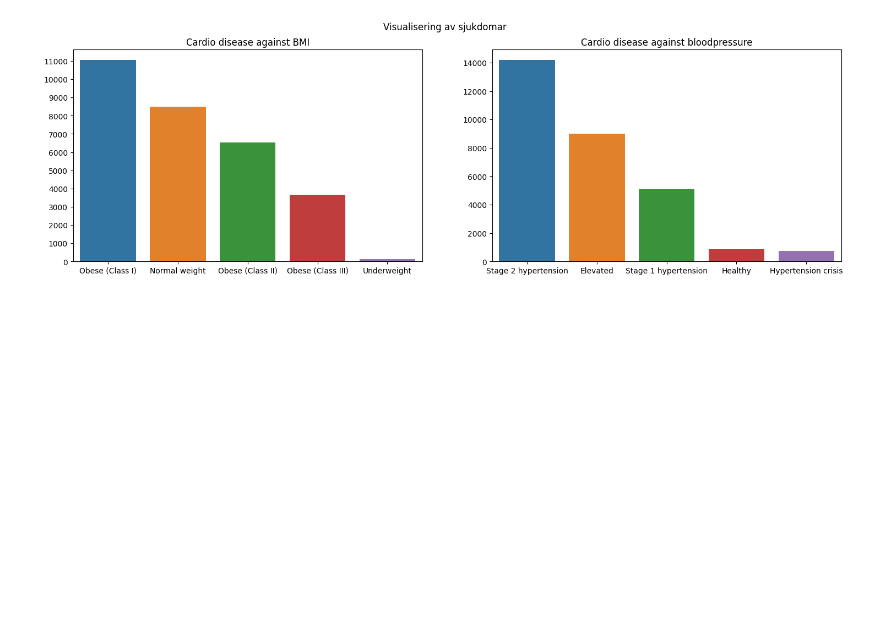
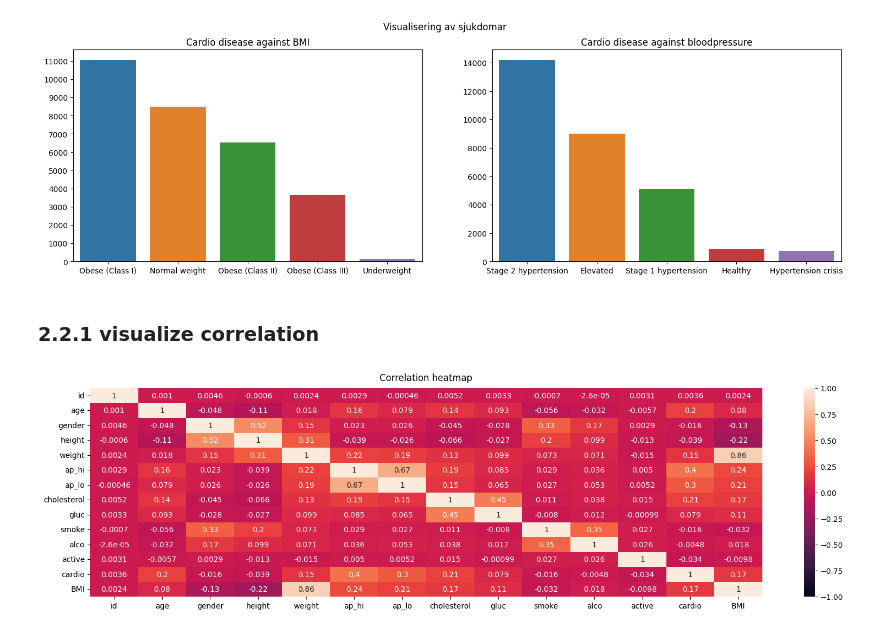
Before and after one commit to SauronGunnars/Machine-learning-Sara-Gunnars, a Jupyter notebook: Lab/disease_prediction.ipynb, the cells around one changed output. Drawn from its saved outputs; the diff is of its cells as text; code cells hidden in the pictures; blank space fills up the shorter version.

Commit message:
correlation heattmap

```diff
--- a/Lab/disease_prediction.ipynb
+++ b/Lab/disease_prediction.ipynb
@@ -431,3 +431,13 @@ sns.barplot(ax=axes[1],  x= df_cardio_pos['Blood pressure Cat'].value_counts().i
 plt.show()
 # %% [output]
 [figure]
+# %% [markdown]
+### 2.2.1 visualize correlation
+# %%
+fig = plt.figure(figsize = (20,5))
+corr_map = sns.heatmap(df_health.corr(), vmin= -1, vmax=1, annot =True)
+corr_map.set_title('Correlation heatmap', pad = 10)
+
+plt.show()
+# %% [output]
+[figure, added]
```
Also changed, not shown: parts of 2 cells of this notebook.
